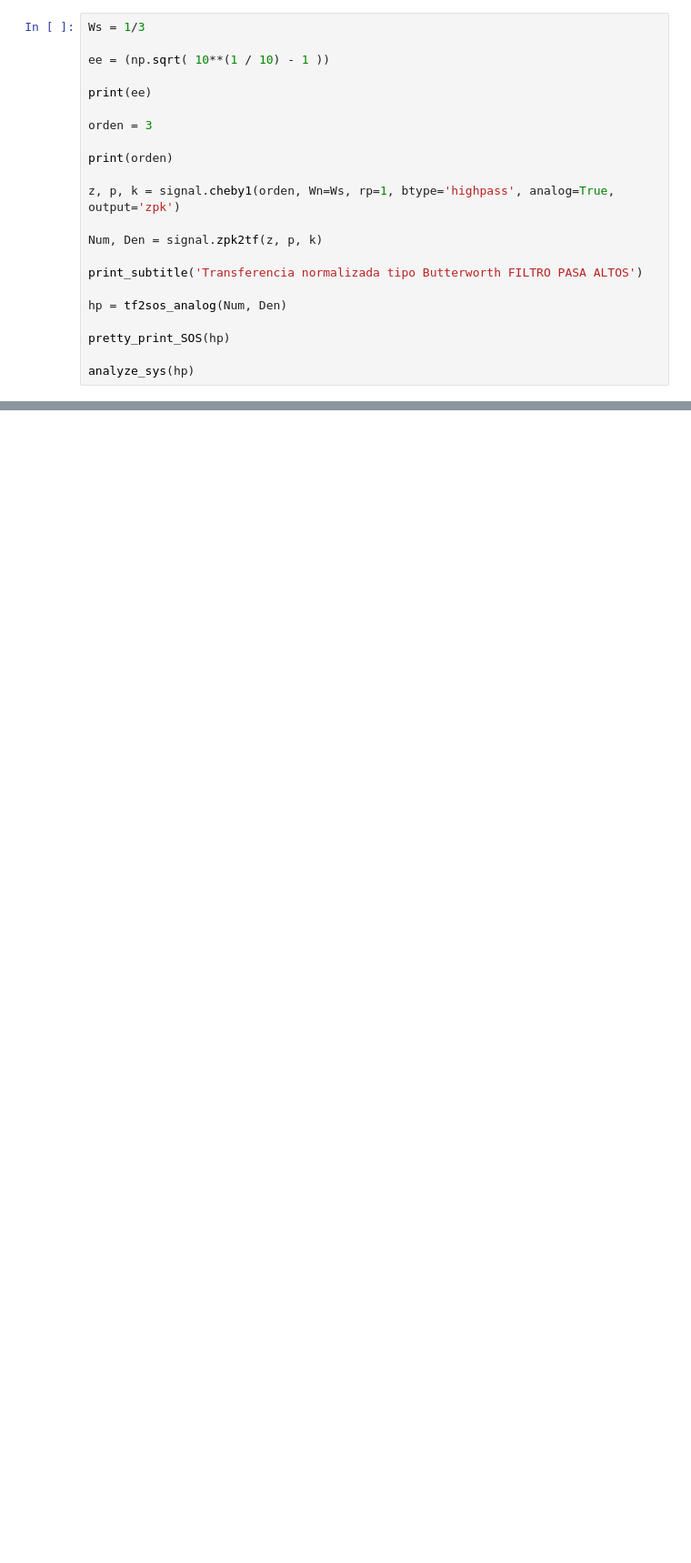
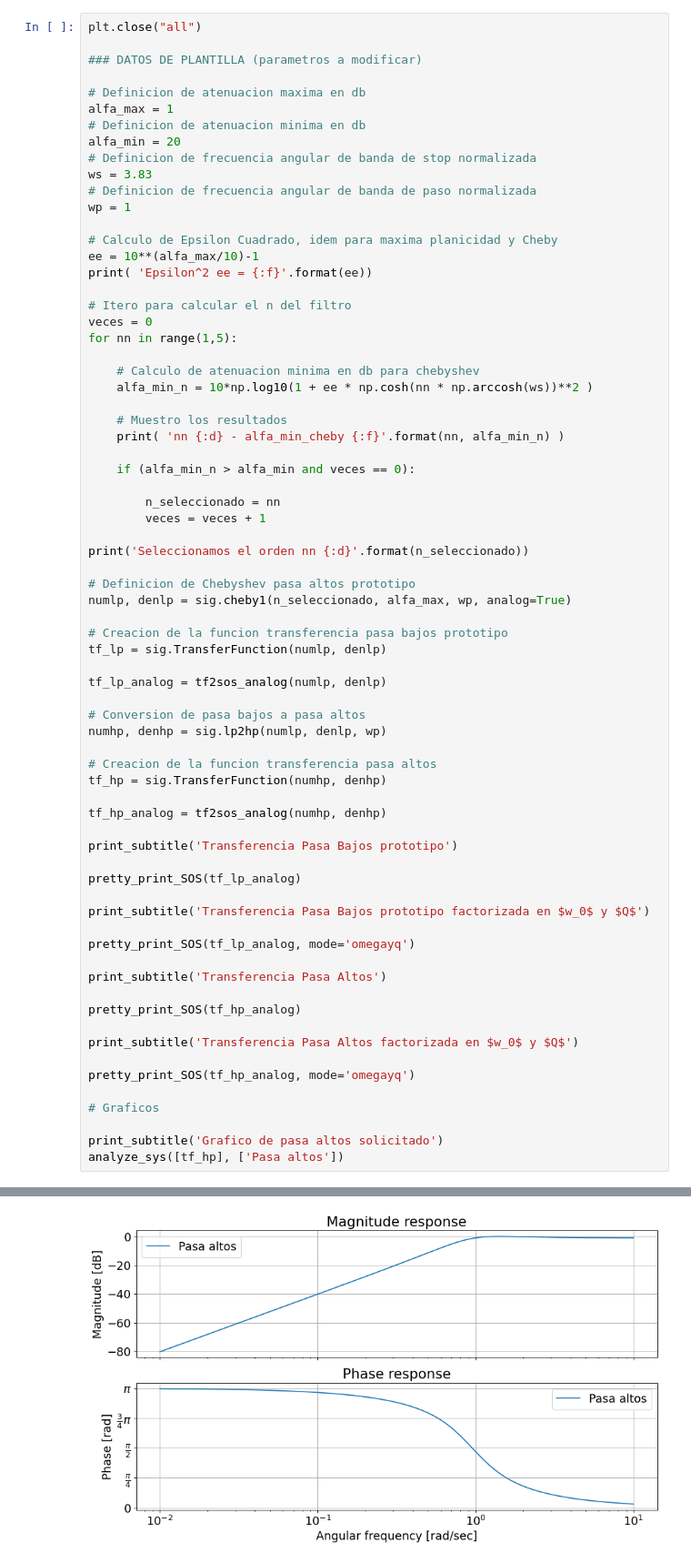
Before and after one commit to tomasalbanesi/TC2, a Jupyter notebook: Laboratarios/TP_Laboratorio_1/Notebooks/TPLab1_Grupo2_NotebookSimulacionNumerica.ipynb, the cells around one changed output, grey strips where cells are left out. Shown at 91% size. Cells and saved outputs as stored; diff of their text form; blank space fills up the shorter version.

```diff
--- a/Laboratarios/TP_Laboratorio_1/Notebooks/TPLab1_Grupo2_NotebookSimulacionNumerica.ipynb
+++ b/Laboratarios/TP_Laboratorio_1/Notebooks/TPLab1_Grupo2_NotebookSimulacionNumerica.ipynb
@@ -29,25 +38,74 @@ plt.rcParams.update({'font.size':fig_font_size})
 
 #%%  Fin - Inicialización de librerías
 # %%
-Ws = 1/3
+plt.close("all")
 
-ee = (np.sqrt( 10**(1 / 10) - 1 ))
+### DATOS DE PLANTILLA (parametros a modificar)
 
-print(ee)
+# Definicion de atenuacion maxima en db
+alfa_max = 1
+# Definicion de atenuacion minima en db
+alfa_min = 20
+# Definicion de frecuencia angular de banda de stop normalizada
+ws = 3.83
+# Definicion de frecuencia angular de banda de paso normalizada
+wp = 1
 
-orden = 3
+# Calculo de Epsilon Cuadrado, idem para maxima planicidad y Cheby
+ee = 10**(alfa_max/10)-1
+print( 'Epsilon^2 ee = {:f}'.format(ee))
 
-print(orden)
+# Itero para calcular el n del filtro
+veces = 0
+for nn in range(1,5):
 
-z, p, k = signal.cheby1(orden, Wn=Ws, rp=1, btype='highpass', analog=True, output='zpk')
+    # Calculo de atenuacion minima en db para chebyshev
+    alfa_min_n = 10*np.log10(1 + ee * np.cosh(nn * np.arccosh(ws))**2 )
 
-Num, Den = signal.zpk2tf(z, p, k)
+    # Muestro los resultados
+    print( 'nn {:d} - alfa_min_cheby {:f}'.format(nn, alfa_min_n) )
 
-print_subtitle('Transferencia normalizada tipo Butterworth FILTRO PASA ALTOS')
+    if (alfa_min_n > alfa_min and veces == 0):
 
-hp = tf2sos_analog(Num, Den)
+        n_seleccionado = nn
+        veces = veces + 1
 
-pretty_print_SOS(hp)
+print('Seleccionamos el orden nn {:d}'.format(n_seleccionado))
 
-analyze_sys(hp)
+# Definicion de Chebyshev pasa altos prototipo
+numlp, denlp = sig.cheby1(n_seleccionado, alfa_max, wp, analog=True)
+
+# Creacion de la funcion transferencia pasa bajos prototipo
+tf_lp = sig.TransferFunction(numlp, denlp)
+
+tf_lp_analog = tf2sos_analog(numlp, denlp)
+
+# Conversion de pasa bajos a pasa altos
+numhp, denhp = sig.lp2hp(numlp, denlp, wp)
+
+# Creacion de la funcion transferencia pasa altos
+tf_hp = sig.TransferFunction(numhp, denhp)
+
+tf_hp_analog = tf2sos_analog(numhp, denhp)
+
+print_subtitle('Transferencia Pasa Bajos prototipo')
+
+pretty_print_SOS(tf_lp_analog)
+
+print_subtitle('Transferencia Pasa Bajos prototipo factorizada en $w_0$ y $Q$')
+
+pretty_print_SOS(tf_lp_analog, mode='omegayq')
+
+print_subtitle('Transferencia Pasa Altos')
+
+pretty_print_SOS(tf_hp_analog)
+
+print_subtitle('Transferencia Pasa Altos factorizada en $w_0$ y $Q$')
+
+pretty_print_SOS(tf_hp_analog, mode='omegayq')
+
+# Graficos
+
+print_subtitle('Grafico de pasa altos solicitado')
+analyze_sys([tf_hp], ['Pasa altos'])
 # %% [output]
@@ -57,0 +127 @@ ValueError: operands could not be broadcast together with shapes (4,) (3,)
+[figure, added]
```
Also changed, not shown: parts of 3 cells of this notebook, 20 other files.
